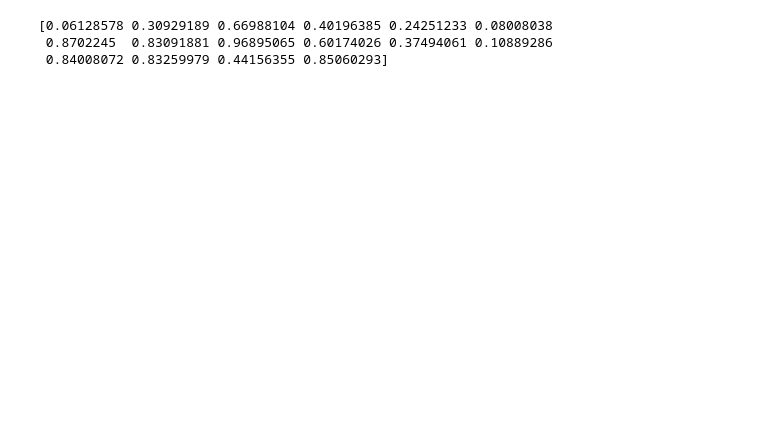
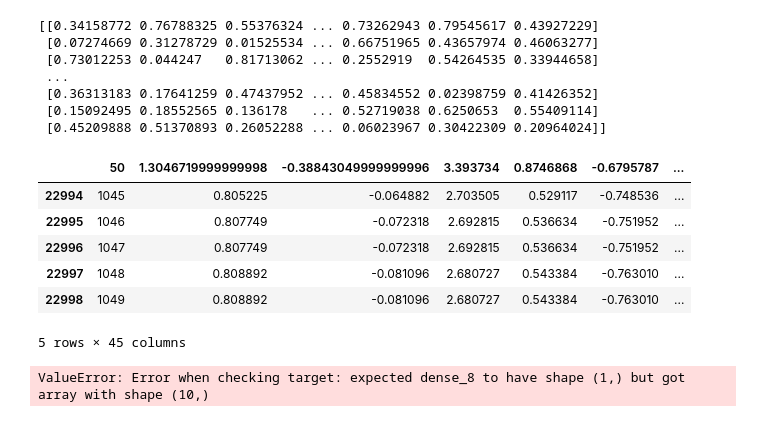
Before and after one commit to epylinkn/bdancing, a Jupyter notebook: Keras - LSTM.ipynb, the cells around one changed output. Cells and saved outputs as stored; diff of their text form; code cells hidden in the pictures; blank space fills up the shorter version.

```diff
--- a/Keras - LSTM.ipynb
+++ b/Keras - LSTM.ipynb
@@ -129,6 +208,46 @@ array([[0.09817108, 0.09967864, 0.10043235, 0.09956948, 0.10148516,
 # %%
-print(x_train[0][0])
+print(x_train[0])
 # %% [output]
-[0.06128578 0.30929189 0.66988104 0.40196385 0.24251233 0.08008038
- 0.8702245  0.83091881 0.96895065 0.60174026 0.37494061 0.10889286
- 0.84008072 0.83259979 0.44156355 0.85060293]
+[[0.34158772 0.76788325 0.55376324 ... 0.73262943 0.79545617 0.43927229]
+ [0.07274669 0.31278729 0.01525534 ... 0.66751965 0.43657974 0.46063277]
+ [0.73012253 0.044247   0.81713062 ... 0.2552919  0.54264535 0.33944658]
+ ...
+ [0.36313183 0.17641259 0.47437952 ... 0.45834552 0.02398759 0.41426352]
+ [0.15092495 0.18552565 0.136178   ... 0.52719038 0.6250653  0.55409114]
+ [0.45209888 0.51370893 0.26052288 ... 0.06023967 0.30422309 0.20964024]]
+# %%
+import pandas as pd
+x_train = pd.read_csv('training_data.csv', sep=',',header=1)
+x_train.values
+
+x_train.tail()
+# %% [output]
+|  | 50 | 1.3046719999999998 | -0.38843049999999996 | 3.393734 | 0.8746868 | -0.6795787 | ... |
+| 22994 | 1045 | 0.805225 | -0.064882 | 2.703505 | 0.529117 | -0.748536 | ... |
+| 22995 | 1046 | 0.807749 | -0.072318 | 2.692815 | 0.536634 | -0.751952 | ... |
+| 22996 | 1047 | 0.807749 | -0.072318 | 2.692815 | 0.536634 | -0.751952 | ... |
+| 22997 | 1048 | 0.808892 | -0.081096 | 2.680727 | 0.543384 | -0.763010 | ... |
+| 22998 | 1049 | 0.808892 | -0.081096 | 2.680727 | 0.543384 | -0.763010 | ... |
+5 rows × 45 columns
+# %%
+from keras.models import Sequential
+from keras.layers import Dense, Dropout
+from keras.layers import Embedding
+from keras.layers import LSTM
+
+max_features = 1024
+
+model = Sequential()
+model.add(Embedding(max_features, output_dim=256))
+model.add(LSTM(128))
+model.add(Dropout(0.5))
+model.add(Dense(1, activation='sigmoid'))
+
+model.compile(loss='binary_crossentropy',
+              optimizer='rmsprop',
+              metrics=['accuracy'])
+
+model.fit(x_train, y_train, batch_size=16, epochs=10)
+score = model.evaluate(x_test, y_test, batch_size=16)
+# %% [output]
+ValueError: Error when checking target: expected dense_8 to have shape (1,) but got array with shape (10,)
```
Also changed, not shown: parts of 10 cells of this notebook.
